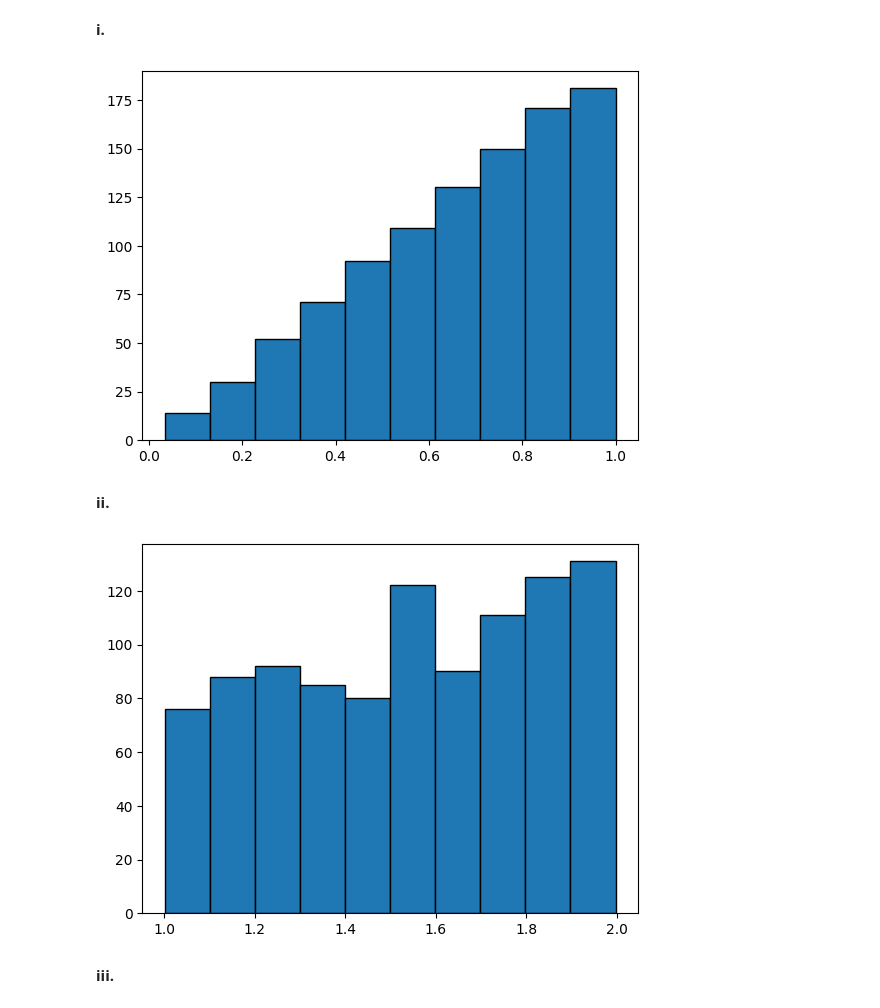
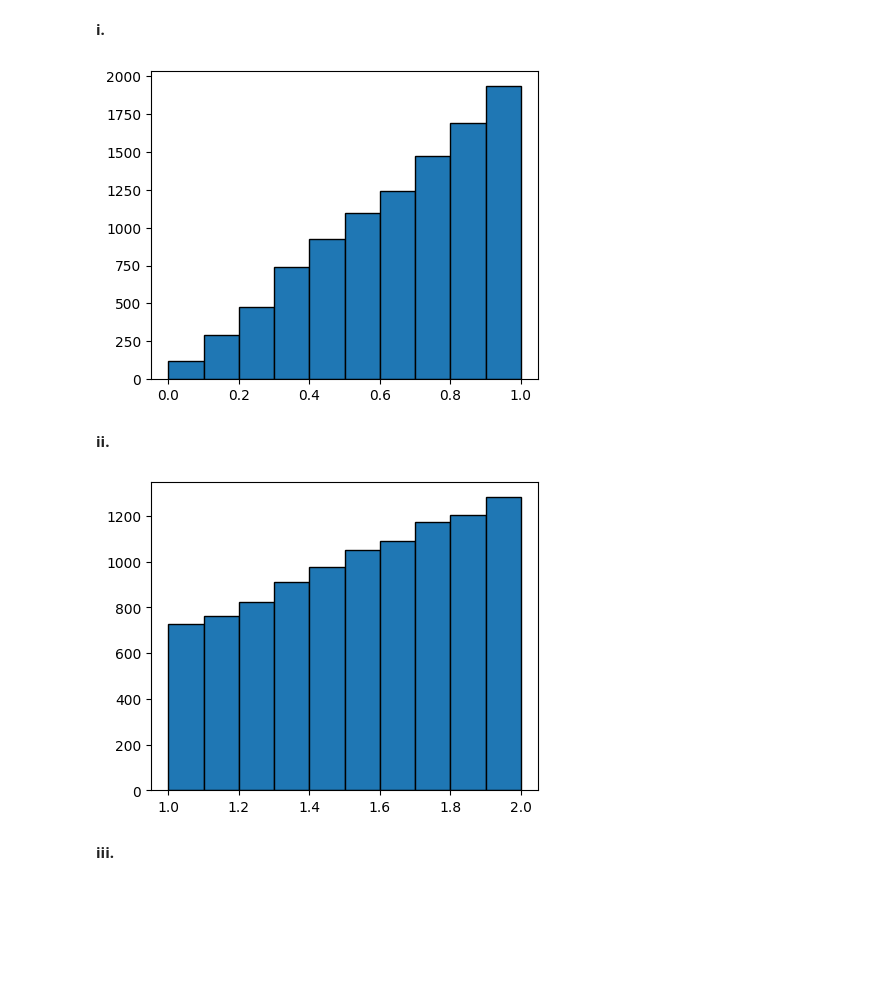
Before and after one commit to costpetrides/Computational-Physics, a Jupyter notebook: Random Numbers Gen./Solutions.ipynb, the cells around one changed output. Drawn from its saved outputs; the diff is of its cells as text; code cells hidden in the pictures; blank space fills up the shorter version.

```diff
--- a/Random Numbers Gen./Solutions.ipynb
+++ b/Random Numbers Gen./Solutions.ipynb
@@ -36,37 +38,45 @@ plt.show()
 # %% [markdown]
 **i.**
 # %%
+import numpy as np
+import matplotlib.pyplot as plt
+
 def u():
-  return np.random.rand()
+    return np.random.rand()
 
 def Finv(x):
-  return np.sqrt(x)
+    return np.sqrt(x)
 
-data=[]
-data=[Finv(u()) for i in range(1000)]
+# Generate data
+data = [Finv(u()) for _ in range(10000)] #instead of _ you can use anything !!
 
-bins=np.linspace(0,1,10)
-plt.hist(data,ec='black')
+# Plot histogram
+plt.figure(figsize=(5, 4))
+bins = np.arange(0, 1.1, 0.1)  # Define bins from 0 to 1.1 with step size of 0.1
+plt.hist(data, bins=bins, edgecolor='black')  # Add edgecolor for better visibility
 plt.show()
 # %% [output]
-[figure, old version]
+[figure, new version]
 # %% [markdown]
 **ii.**
 # %%
+import numpy as np
+import matplotlib.pyplot as plt
+
 def u():
-  return np.random.rand()
+    return np.random.rand()
 
 def Finv1(x):
-  return np.sqrt(3*x+1)
+    return np.sqrt(3 * x + 1)
 
-data1=[]
-data1=[Finv1(u()) for i in range(1000)]
+data1 = [Finv1(u()) for i in range(10000)]
 
-bins=np.linspace(1,2,20)
-plt.hist(data1,ec='black')
+plt.figure(figsize=(5, 4))
+bins = np.arange(1, 2.1, 0.1)
+plt.hist(data1, bins=bins, edgecolor='black')
 plt.show()
 # %% [output]
-[figure, old version]
+[figure, new version]
 # %% [markdown]
 **iii.**
 # %%
```
Also changed, not shown: parts of 4 cells of this notebook.
